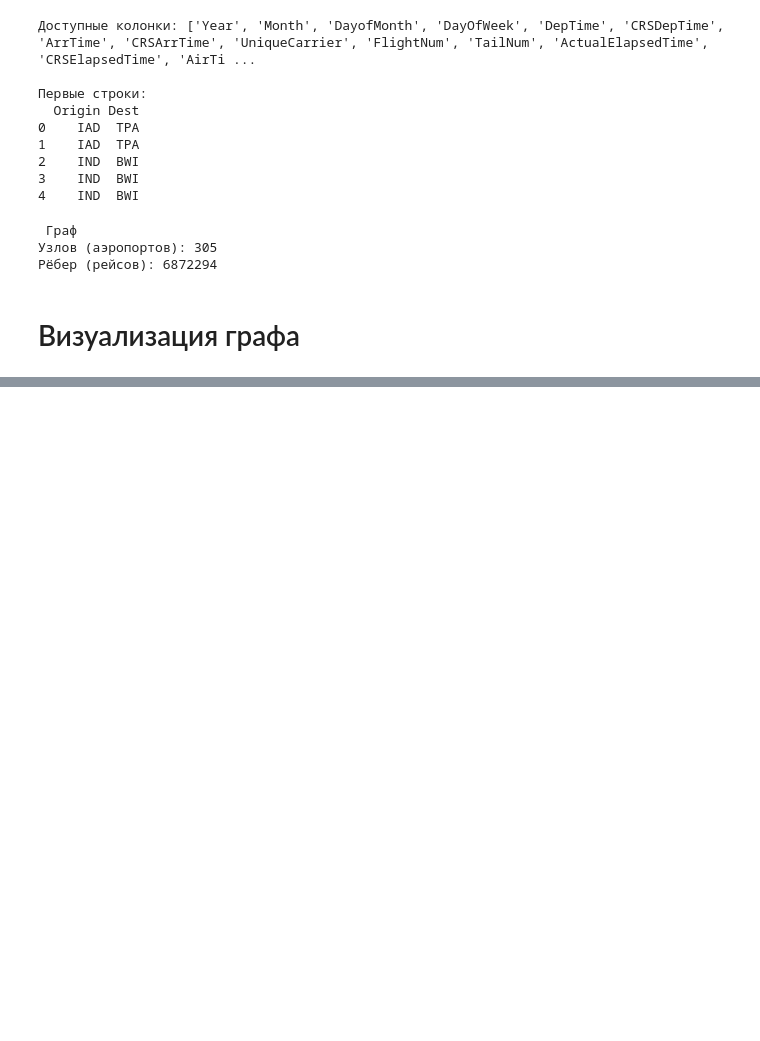
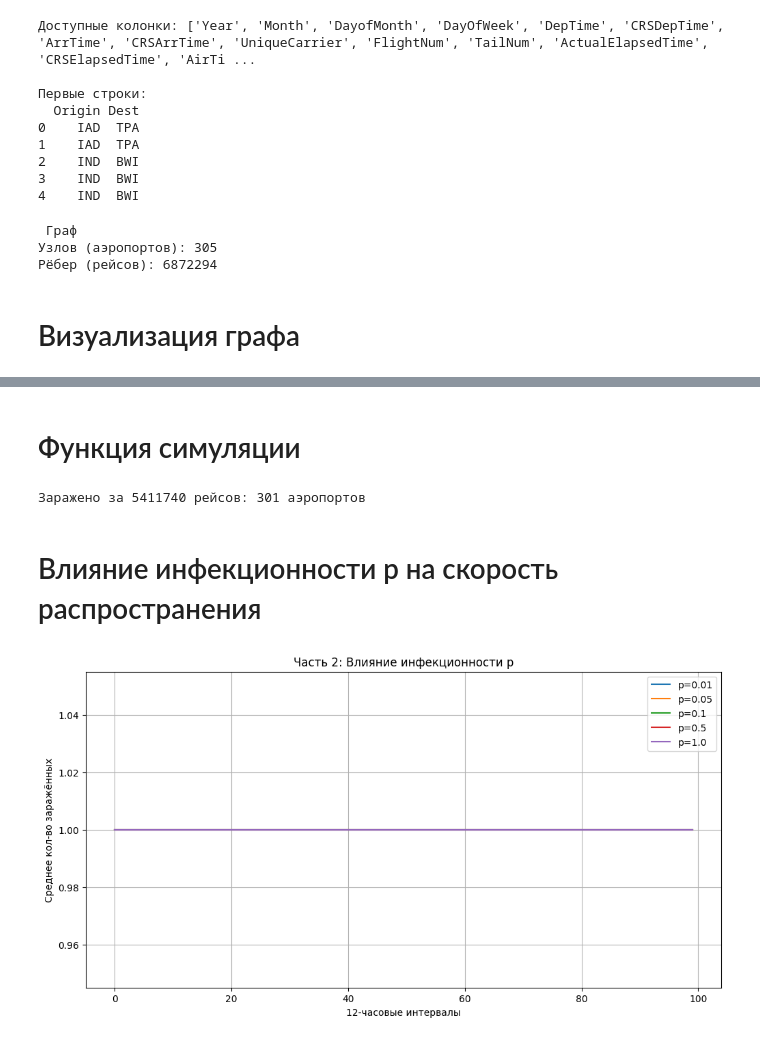
Before and after one commit to Anastasia2207/Downloads, a Jupyter notebook: wrk_4_airport.ipynb, the cells around one changed output, grey strips where cells are left out. Saved outputs shown, nothing was run; the diff lists cells and outputs as text; code cells hidden in the pictures; blank space fills up the shorter version.

```diff
--- a/wrk_4_airport.ipynb
+++ b/wrk_4_airport.ipynb
@@ -63,0 +142,55 @@ print(hubs_df)
+# %% [markdown]
+# Функция симуляции
+# %%
+def simulate_infection_single_pass(df, start_airport, p):
+    infected = set([start_airport])
+    infection_time = {start_airport: 0}
+    flight_idx = 0
+
+    for row in df.itertuples():
+        origin, dest = row.Origin, row.Dest
+        flight_idx += 1
+
+        if origin in infected and dest not in infected:
+            if np.random.random() < p:
+                infected.add(dest)
+                infection_time[dest] = flight_idx
+
+    return infection_time
+
+# Тест
+start = 'ABE'
+times = simulate_infection_single_pass(df, start, p=0.1)
+print(f"Заражено за {max(times.values())} рейсов: {len(times)} аэропортов")
+# %% [output]
+Заражено за 5411740 рейсов: 301 аэропортов
+# %% [markdown]
+# Влияние инфекционности p на скорость распространения
+# %%
+def analyze_p(df, start_airport, p_values, n_sims=5, interval=12):
+    results = {}
+    for p in p_values:
+        infected_over_time = []
+        for _ in range(n_sims):
+            times = simulate_infection_single_pass(df, start_airport, p)
+            # Каждые 12 часов
+            hourly = [sum(1 for t in times.values() if t <= i*interval)
+                     for i in range(100)]
+            infected_over_time.append(hourly)
+        results[p] = np.mean(infected_over_time, axis=0)
+    return results
+
+p_vals = [0.01, 0.05, 0.1, 0.5, 1.0]
+p_results = analyze_p(df, 'ABE', p_vals, n_sims=3)
+
+plt.figure(figsize=(12, 6))
+for p, data in p_results.items():
+    plt.plot(data, label=f'p={p}')
+plt.xlabel('12-часовые интервалы')
+plt.ylabel('Среднее кол-во заражённых')
+plt.title('Влияние инфекционности p')
+plt.legend()
+plt.grid(True)
+plt.show()
+# %% [output]
+[figure, added]
```
Also changed, not shown: parts of 6 cells of this notebook.
